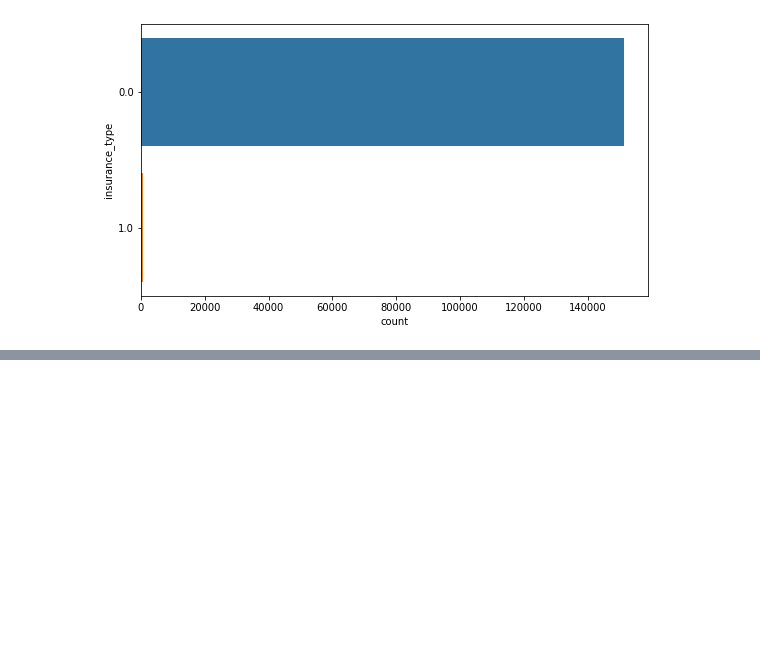
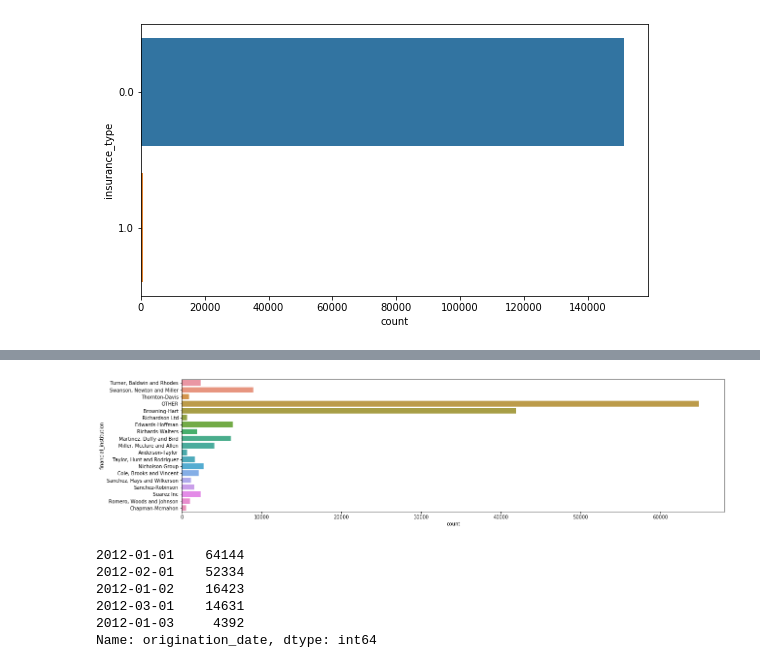
Before and after one commit to NilSagor/AV_ml_practice, a Jupyter notebook: loan_del_predict/Untitled.ipynb, the cells around one changed output, grey strips where cells are left out. Cells and saved outputs as stored; diff of their text form; code cells hidden in the pictures; blank space fills up the shorter version.

```diff
--- a/loan_del_predict/Untitled.ipynb
+++ b/loan_del_predict/Untitled.ipynb
@@ -368,0 +449,17 @@ sns.countplot(y='insurance_type', ax=ax1, data=data_bin);
+# %%
+data_bin['financial_institution'] = data_all['financial_institution']
+data_con['financial_institution'] = data_all['financial_institution']
+# %%
+fig = plt.figure(figsize = (20,5))
+sns.countplot(y='financial_institution', data=data_bin);
+# %% [output]
+[figure, added]
+# %%
+data_all['origination_date'].value_counts()
+# %% [output]
+2012-01-01    64144
+2012-02-01    52334
+2012-01-02    16423
+2012-03-01    14631
+2012-01-03     4392
+Name: origination_date, dtype: int64
```
Also changed, not shown: parts of 17 cells of this notebook.
